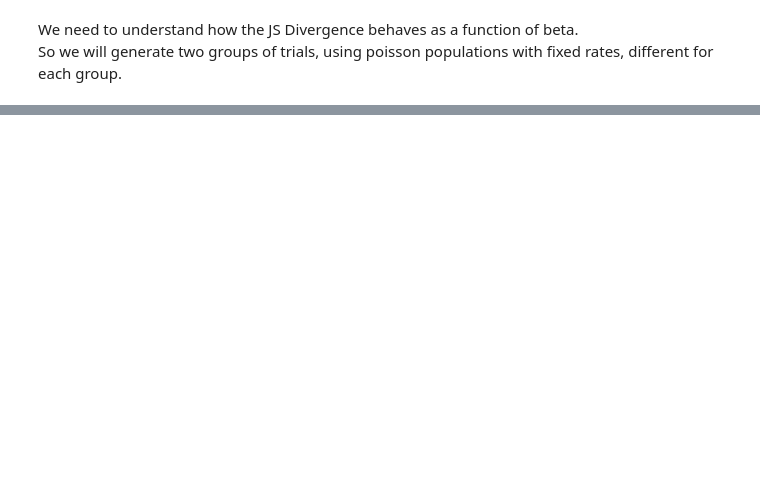
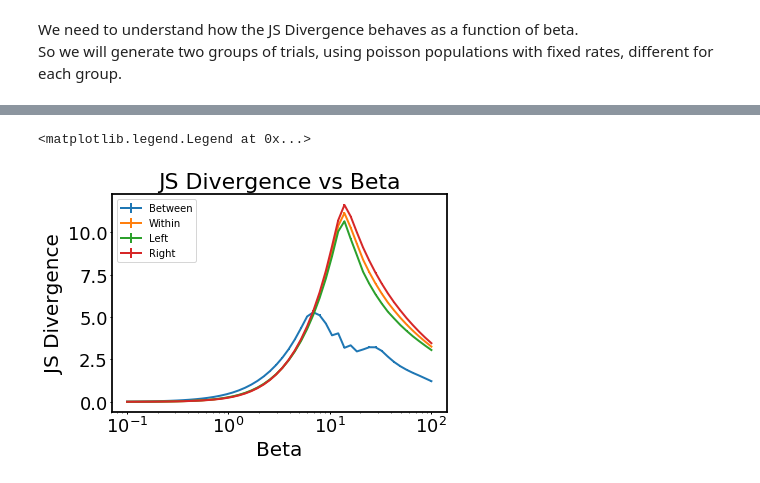
Before and after one commit to theilmbh/NeuralTDA, a Jupyter notebook: notebooks/pub/JSDivergence-BetaSweep-Model.ipynb, the cells around one changed output, grey strips where cells are left out. Saved outputs shown, nothing was run; the diff lists cells and outputs as text; code cells hidden in the pictures; blank space fills up the shorter version.

```diff
--- a/notebooks/pub/JSDivergence-BetaSweep-Model.ipynb
+++ b/notebooks/pub/JSDivergence-BetaSweep-Model.ipynb
@@ -33,3 +86,4 @@ def get_laplacian_spectra(trials, dim):
 # %%
 trials = generate_trials(100, 1000, 20, 2, [0.01, 0.02])
-#get_laplacian_spectra(trials, 1)
+(laps, lapspectra) = get_laplacian_spectra(trials, 1)
+mspectra = get_m_spectra(laps)
@@ -55,0 +92,30 @@ trials = generate_trials(100, 1000, 20, 2, [0.01, 0.02])
+# %%
+betas = np.logspace(-1, 2)
+nstim = 2
+ntrials=20
+
+btwn_means = np.zeros(len(betas))
+btwn_stds = np.zeros(len(betas))
+wthn_means = np.zeros(len(betas))
+wthn_stds = np.zeros(len(betas))
+wthn1_means = np.zeros(len(betas))
+wthn1_stds = np.zeros(len(betas))
+wthn2_means = np.zeros(len(betas))
+wthn2_stds = np.zeros(len(betas))
+from tqdm import tqdm_notebook as tqdm
+
+for ind, beta in enumerate(tqdm(betas)):
+    mat = compute_JS_div_mtx(lapspectra, mspectra, beta)
+    (btwn, wthn1, wthn2) = compute_withins_vs_between(mat, ntrials, nstim, diag=1)
+#     btwn = np.sqrt(btwn)
+#     wthn1 = np.sqrt(wthn1)
+#     wthn2 = np.sqrt(wthn2)
+    wthn = np.concatenate((wthn1, wthn2))
+    btwn_means[ind] = np.mean(btwn)
+    btwn_stds[ind] = np.std(btwn) / np.sqrt(len(btwn))
+    wthn_means[ind] = np.mean(wthn)
+    wthn_stds[ind] = np.std(wthn) / np.sqrt(len(wthn))
+    wthn1_means[ind] = np.mean(wthn1)
+    wthn1_stds[ind] = np.std(wthn1) / np.sqrt(len(wthn1))
+    wthn2_means[ind] = np.mean(wthn2)
+    wthn2_stds[ind] = np.std(wthn2) / np.sqrt(len(wthn2))
@@ -55,0 +124,15 @@ trials = generate_trials(100, 1000, 20, 2, [0.01, 0.02])
+# %%
+plt.style.use('/home/btheilma/code/NeuralTDA/gentnerlab.mplstyle')
+ax = plt.subplot(111)
+ax.set_xscale("log", nonposx='clip')
+plt.errorbar(betas, btwn_means, yerr=btwn_stds)
+plt.errorbar(betas, wthn_means, yerr=wthn_stds)
+plt.errorbar(betas, wthn1_means, yerr=wthn1_stds)
+plt.errorbar(betas, wthn2_means, yerr=wthn2_stds)
+plt.title('JS Divergence vs Beta')
+plt.xlabel('Beta')
+plt.ylabel('JS Divergence')
+plt.legend(['Between', 'Within', 'Left', 'Right'])
+# %% [output]
+<matplotlib.legend.Legend at 0x...>
+[figure, added]
```
Also changed, not shown: parts of 5 cells of this notebook.
